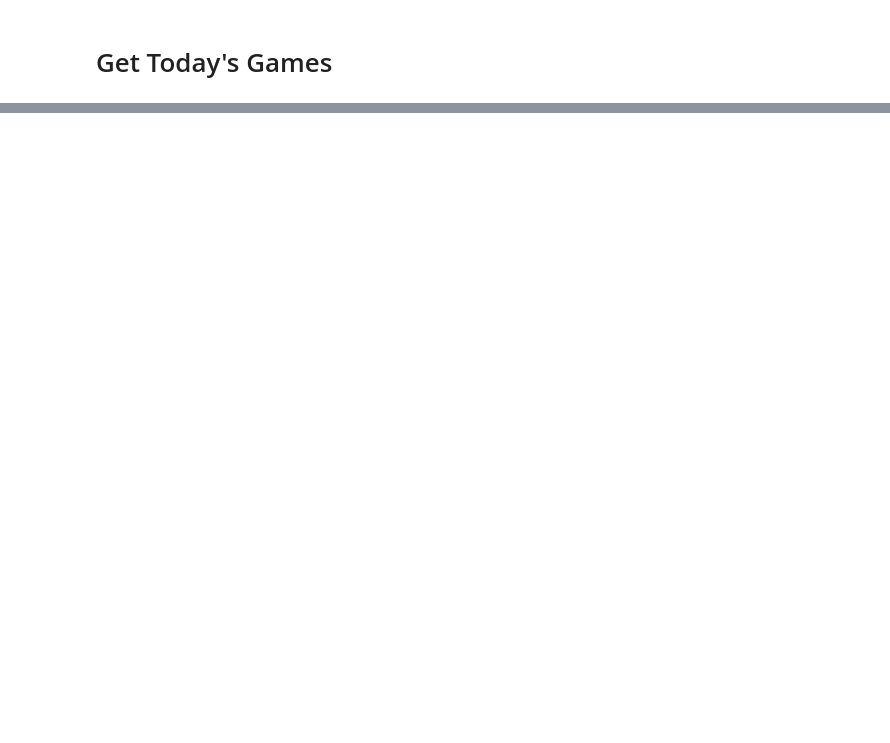
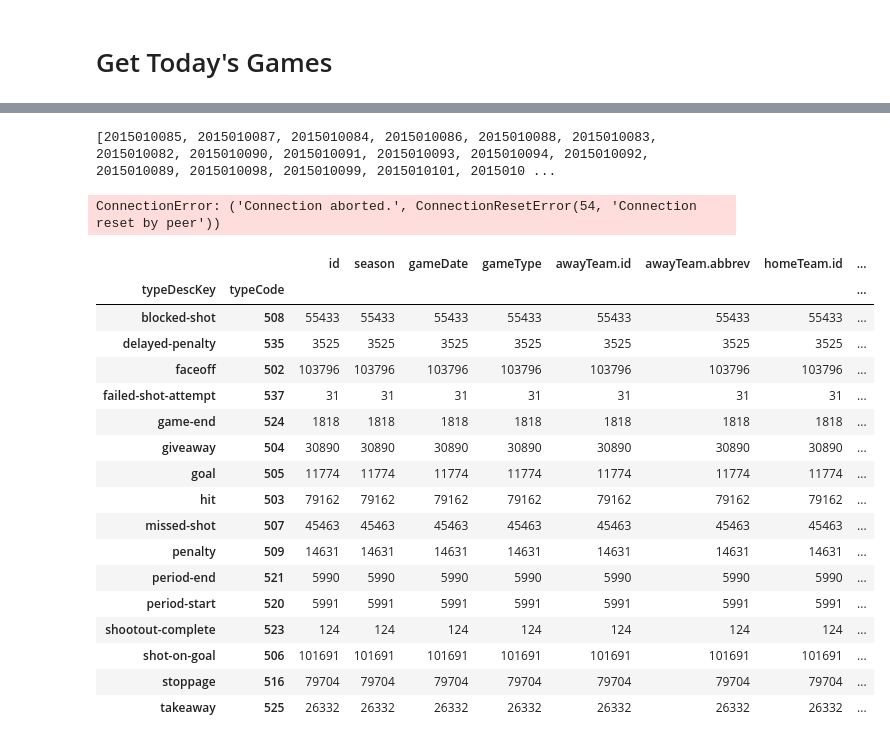
Before and after one commit to twinfield10/NHL-xG-Model, a Jupyter notebook: code/Hockey Rebirtha.ipynb, the cells around one changed output, grey strips where cells are left out. Cells and saved outputs as stored; diff of their text form; code cells hidden in the pictures; blank space fills up the shorter version.

```diff
--- a/code/Hockey Rebirtha.ipynb
+++ b/code/Hockey Rebirtha.ipynb
@@ -225,0 +352,57 @@ with pl.Config(tbl_formatting="ASCII_FULL", tbl_hide_column_data_types=True, tbl
+# %%
+print(game_ids)
+# %% [output]
+[2015010085, 2015010087, 2015010084, 2015010086, 2015010088, 2015010083, 2015010082, 2015010090, 2015010091, 2015010093, 2015010094, 2015010092, 2015010089, 2015010098, 2015010099, 2015010101, 2015010 ...
+# %%
+df_list = []
+for i in game_ids:
+    pbp_link = 'https://api-web.nhle.com/v1/gamecenter/'+str(i)+'/play-by-play'
+
+    pbp_response = requests.get(pbp_link)
+    pbp_data = pd.json_normalize(pbp_response.json())
+
+    ## GAME DATA
+    game_data = pbp_data[['id', 'season', 'gameDate', 'gameType', 'awayTeam.id', 'awayTeam.abbrev', 'homeTeam.id', 'homeTeam.abbrev']]
+
+    # PLAYS DATA
+    plays_1 = pd.json_normalize(pbp_data['plays'])
+
+    # Create an empty DataFrame to store the normalized plays
+    normalized_plays = pd.DataFrame()
+
+    # Iterate over each row in plays_1 and normalize the JSON data
+    for _, row in plays_1.iterrows():
+        # Normalize the JSON data in the current row
+        normalized_row = pd.json_normalize(row)
+
+        # Concatenate the normalized row to the result DataFrame
+        normalized_plays = pd.concat([normalized_plays, normalized_row], ignore_index=True)
+
+    result_df = pd.merge(game_data.assign(key=1), normalized_plays.assign(key=1), on='key').drop('key', axis=1)
+
+    df_list.append(result_df)
+
+PBP_RAW = pd.concat(df_list)
+# %% [output]
+ConnectionError: ('Connection aborted.', ConnectionResetError(54, 'Connection reset by peer'))
+# %%
+PBP_RAW.groupby(['typeDescKey', 'typeCode']).count()
+# %% [output]
+|  |  | id | season | gameDate | gameType | awayTeam.id | awayTeam.abbrev | homeTeam.id | ... |
+| typeDescKey | typeCode |  |  |  |  |  |  |  | ... |
+| blocked-shot | 508 | 55433 | 55433 | 55433 | 55433 | 55433 | 55433 | 55433 | ... |
+| delayed-penalty | 535 | 3525 | 3525 | 3525 | 3525 | 3525 | 3525 | 3525 | ... |
+| faceoff | 502 | 103796 | 103796 | 103796 | 103796 | 103796 | 103796 | 103796 | ... |
+| failed-shot-attempt | 537 | 31 | 31 | 31 | 31 | 31 | 31 | 31 | ... |
+| game-end | 524 | 1818 | 1818 | 1818 | 1818 | 1818 | 1818 | 1818 | ... |
+| giveaway | 504 | 30890 | 30890 | 30890 | 30890 | 30890 | 30890 | 30890 | ... |
+| goal | 505 | 11774 | 11774 | 11774 | 11774 | 11774 | 11774 | 11774 | ... |
+| hit | 503 | 79162 | 79162 | 79162 | 79162 | 79162 | 79162 | 79162 | ... |
+| missed-shot | 507 | 45463 | 45463 | 45463 | 45463 | 45463 | 45463 | 45463 | ... |
+| penalty | 509 | 14631 | 14631 | 14631 | 14631 | 14631 | 14631 | 14631 | ... |
+| period-end | 521 | 5990 | 5990 | 5990 | 5990 | 5990 | 5990 | 5990 | ... |
+| period-start | 520 | 5991 | 5991 | 5991 | 5991 | 5991 | 5991 | 5991 | ... |
+| shootout-complete | 523 | 124 | 124 | 124 | 124 | 124 | 124 | 124 | ... |
+| shot-on-goal | 506 | 101691 | 101691 | 101691 | 101691 | 101691 | 101691 | 101691 | ... |
+| stoppage | 516 | 79704 | 79704 | 79704 | 79704 | 79704 | 79704 | 79704 | ... |
+| takeaway | 525 | 26332 | 26332 | 26332 | 26332 | 26332 | 26332 | 26332 | ... |
```
Also changed, not shown: parts of 16 cells of this notebook, 1 other file.
